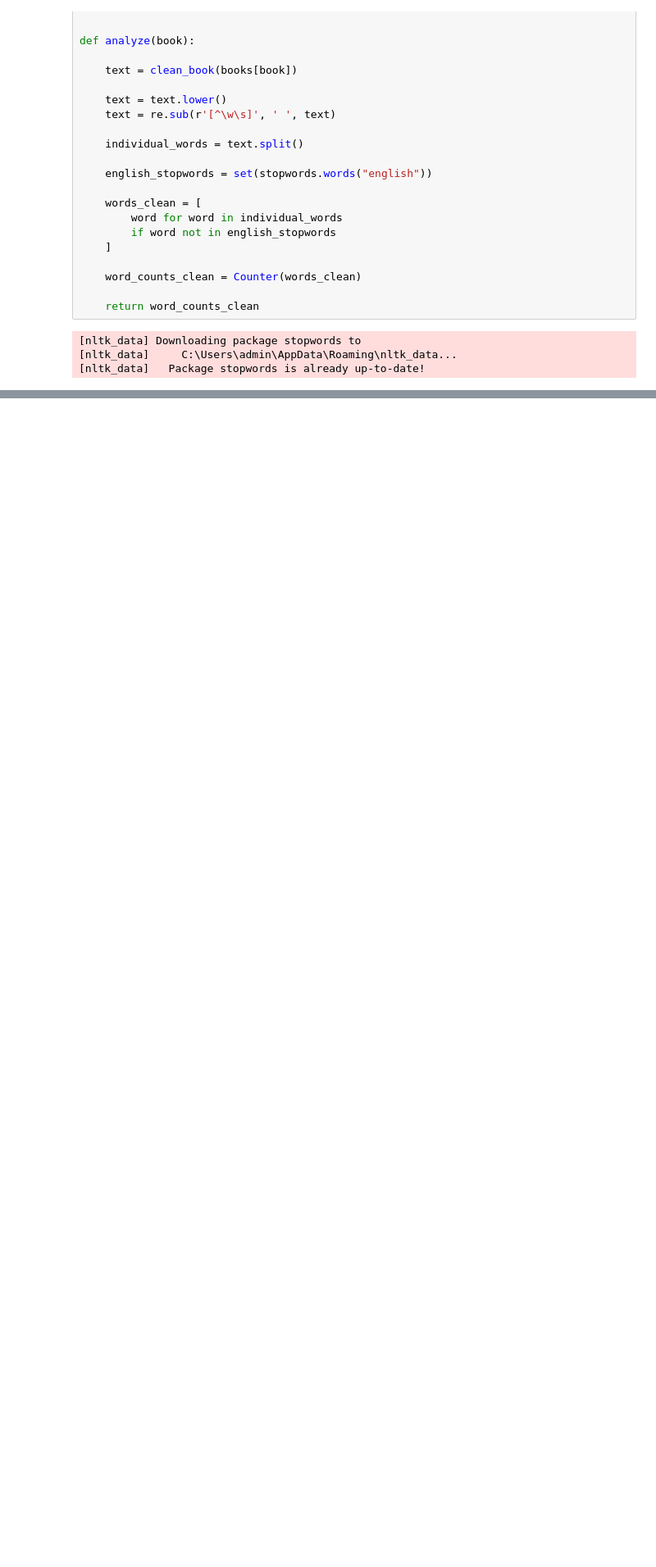
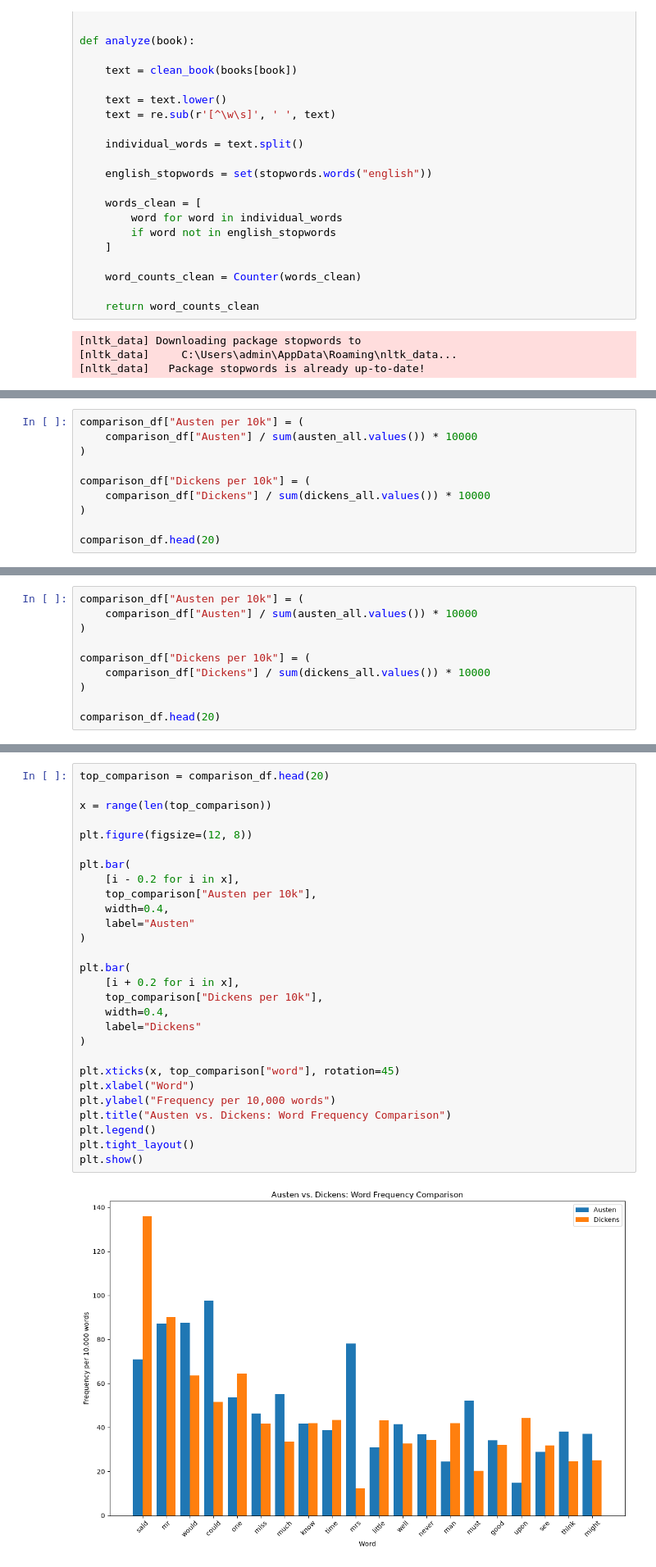
Before and after one commit to utk-cs445-fall26/MiniProject1, a Jupyter notebook: MiniProject1.ipynb, the cells around one changed output, grey strips where cells are left out. Shown at 82% size. Drawn from its saved outputs; the diff is of its cells as text; blank space fills up the shorter version.

```diff
--- a/MiniProject1.ipynb
+++ b/MiniProject1.ipynb
@@ -328,0 +555,10 @@ print(analyze_ge)
+# %%
+comparison_df["Austen per 10k"] = (
+    comparison_df["Austen"] / sum(austen_all.values()) * 10000
+)
+
+comparison_df["Dickens per 10k"] = (
+    comparison_df["Dickens"] / sum(dickens_all.values()) * 10000
+)
+
+comparison_df.head(20)
@@ -328,0 +583,10 @@ print(analyze_ge)
+# %%
+comparison_df["Austen per 10k"] = (
+    comparison_df["Austen"] / sum(austen_all.values()) * 10000
+)
+
+comparison_df["Dickens per 10k"] = (
+    comparison_df["Dickens"] / sum(dickens_all.values()) * 10000
+)
+
+comparison_df.head(20)
@@ -328,0 +611,30 @@ print(analyze_ge)
+# %%
+top_comparison = comparison_df.head(20)
+
+x = range(len(top_comparison))
+
+plt.figure(figsize=(12, 8))
+
+plt.bar(
+    [i - 0.2 for i in x],
+    top_comparison["Austen per 10k"],
+    width=0.4,
+    label="Austen"
+)
+
+plt.bar(
+    [i + 0.2 for i in x],
+    top_comparison["Dickens per 10k"],
+    width=0.4,
+    label="Dickens"
+)
+
+plt.xticks(x, top_comparison["word"], rotation=45)
+plt.xlabel("Word")
+plt.ylabel("Frequency per 10,000 words")
+plt.title("Austen vs. Dickens: Word Frequency Comparison")
+plt.legend()
+plt.tight_layout()
+plt.show()
+# %% [output]
+[figure, added]
```
Also changed, not shown: parts of 13 cells of this notebook.
